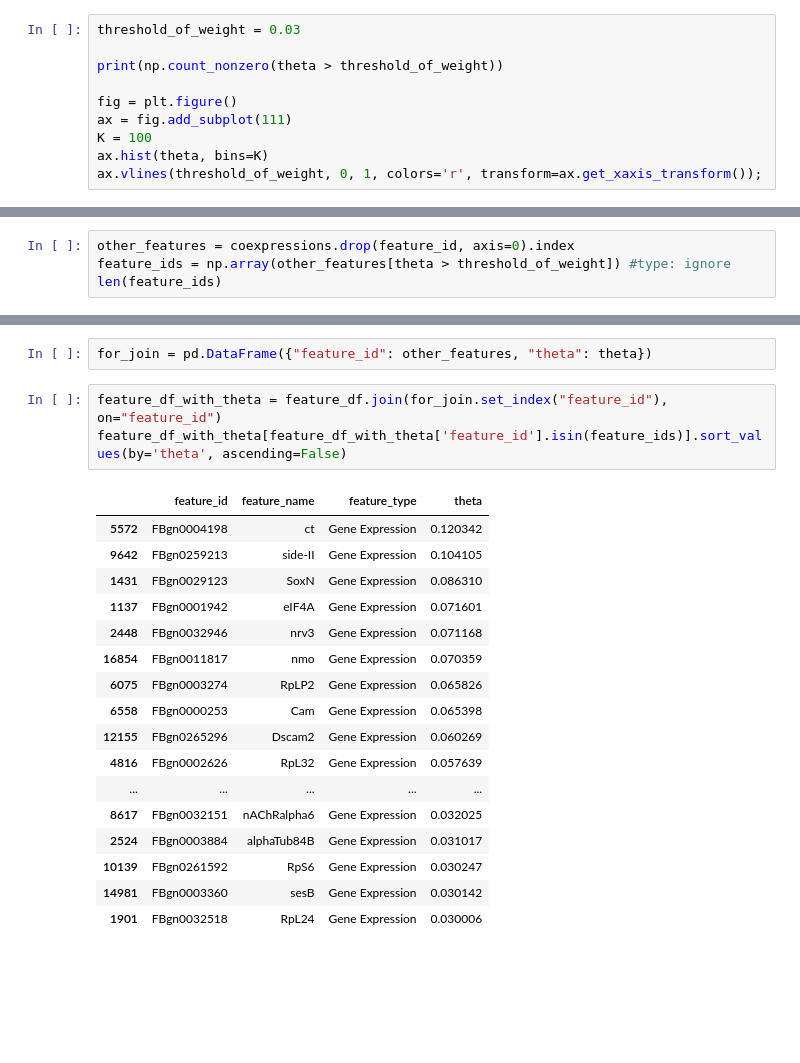
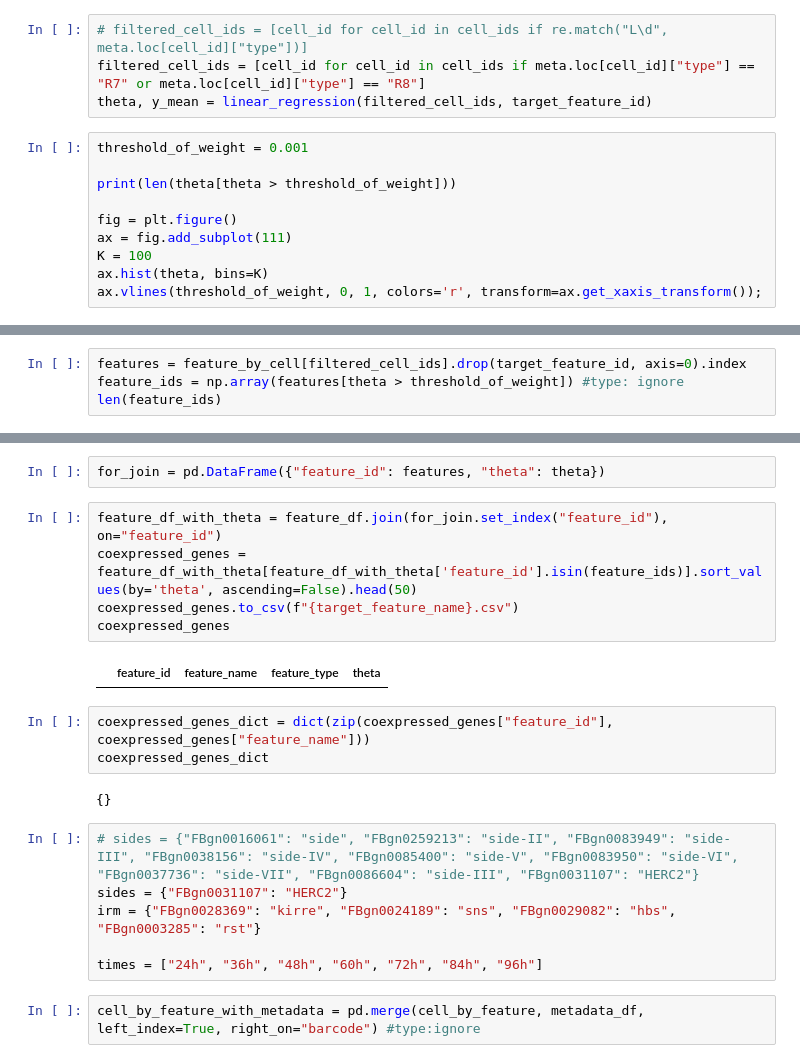
Before and after one commit to FujishigeTemma/GSE156455, a Jupyter notebook: coexpression.ipynb, the cells around one changed output, grey strips where cells are left out. Cells and saved outputs as stored; diff of their text form; blank space fills up the shorter version.

```diff
--- a/coexpression.ipynb
+++ b/coexpression.ipynb
@@ -261,7 +222,11 @@ np.count_nonzero(theta>0.05)
+# %%
+# filtered_cell_ids = [cell_id for cell_id in cell_ids if re.match("L\d", meta.loc[cell_id]["type"])]
+filtered_cell_ids = [cell_id for cell_id in cell_ids if meta.loc[cell_id]["type"] == "R7" or meta.loc[cell_id]["type"] == "R8"]
+theta, y_mean = linear_regression(filtered_cell_ids, target_feature_id)
 # %%
-threshold_of_weight = 0.03
+threshold_of_weight = 0.001
 
-print(np.count_nonzero(theta > threshold_of_weight))
+print(len(theta[theta > threshold_of_weight]))
 
 fig = plt.figure()
 ax = fig.add_subplot(111)
@@ -274,5 +239,5 @@ ax.vlines(threshold_of_weight, 0, 1, colors='r', transform=ax.get_xaxis_transfor
 # %%
-other_features = coexpressions.drop(feature_id, axis=0).index
-feature_ids = np.array(other_features[theta > threshold_of_weight]) #type: ignore
+features = feature_by_cell[filtered_cell_ids].drop(target_feature_id, axis=0).index
+feature_ids = np.array(features[theta > threshold_of_weight]) #type: ignore
 len(feature_ids)
 # %% [output]
@@ -280,23 +245,22 @@ len(feature_ids)
 # %%
-for_join = pd.DataFrame({"feature_id": other_features, "theta": theta})
+for_join = pd.DataFrame({"feature_id": features, "theta": theta})
 # %%
 feature_df_with_theta = feature_df.join(for_join.set_index("feature_id"), on="feature_id")
-feature_df_with_theta[feature_df_with_theta['feature_id'].isin(feature_ids)].sort_values(by='theta', ascending=False)
+coexpressed_genes = feature_df_with_theta[feature_df_with_theta['feature_id'].isin(feature_ids)].sort_values(by='theta', ascending=False).head(50)
+coexpressed_genes.to_csv(f"{target_feature_name}.csv")
+coexpressed_genes
 # %% [output]
 |  | feature_id | feature_name | feature_type | theta |
-| 5572 | FBgn0004198 | ct | Gene Expression | 0.120342 |
-| 9642 | FBgn0259213 | side-II | Gene Expression | 0.104105 |
-| 1431 | FBgn0029123 | SoxN | Gene Expression | 0.086310 |
-| 1137 | FBgn0001942 | eIF4A | Gene Expression | 0.071601 |
-| 2448 | FBgn0032946 | nrv3 | Gene Expression | 0.071168 |
-| 16854 | FBgn0011817 | nmo | Gene Expression | 0.070359 |
-| 6075 | FBgn0003274 | RpLP2 | Gene Expression | 0.065826 |
-| 6558 | FBgn0000253 | Cam | Gene Expression | 0.065398 |
-| 12155 | FBgn0265296 | Dscam2 | Gene Expression | 0.060269 |
-| 4816 | FBgn0002626 | RpL32 | Gene Expression | 0.057639 |
-| ... | ... | ... | ... | ... |
-| 8617 | FBgn0032151 | nAChRalpha6 | Gene Expression | 0.032025 |
-| 2524 | FBgn0003884 | alphaTub84B | Gene Expression | 0.031017 |
-| 10139 | FBgn0261592 | RpS6 | Gene Expression | 0.030247 |
-| 14981 | FBgn0003360 | sesB | Gene Expression | 0.030142 |
-| 1901 | FBgn0032518 | RpL24 | Gene Expression | 0.030006 |
+# %%
+coexpressed_genes_dict = dict(zip(coexpressed_genes["feature_id"], coexpressed_genes["feature_name"]))
+coexpressed_genes_dict
+# %% [output]
+{}
+# %%
+# sides = {"FBgn0016061": "side", "FBgn0259213": "side-II", "FBgn0083949": "side-III", "FBgn0038156": "side-IV", "FBgn0085400": "side-V", "FBgn0083950": "side-VI", "FBgn0037736": "side-VII", "FBgn0086604": "side-III", "FBgn0031107": "HERC2"}
+sides = {"FBgn0031107": "HERC2"}
+irm = {"FBgn0028369": "kirre", "FBgn0024189": "sns", "FBgn0029082": "hbs", "FBgn0003285": "rst"}
+
+times = ["24h", "36h", "48h", "60h", "72h", "84h", "96h"]
+# %%
+cell_by_feature_with_metadata = pd.merge(cell_by_feature, metadata_df, left_index=True, right_on="barcode") #type:ignore
```
Also changed, not shown: parts of 23 cells of this notebook, 15 other files.
